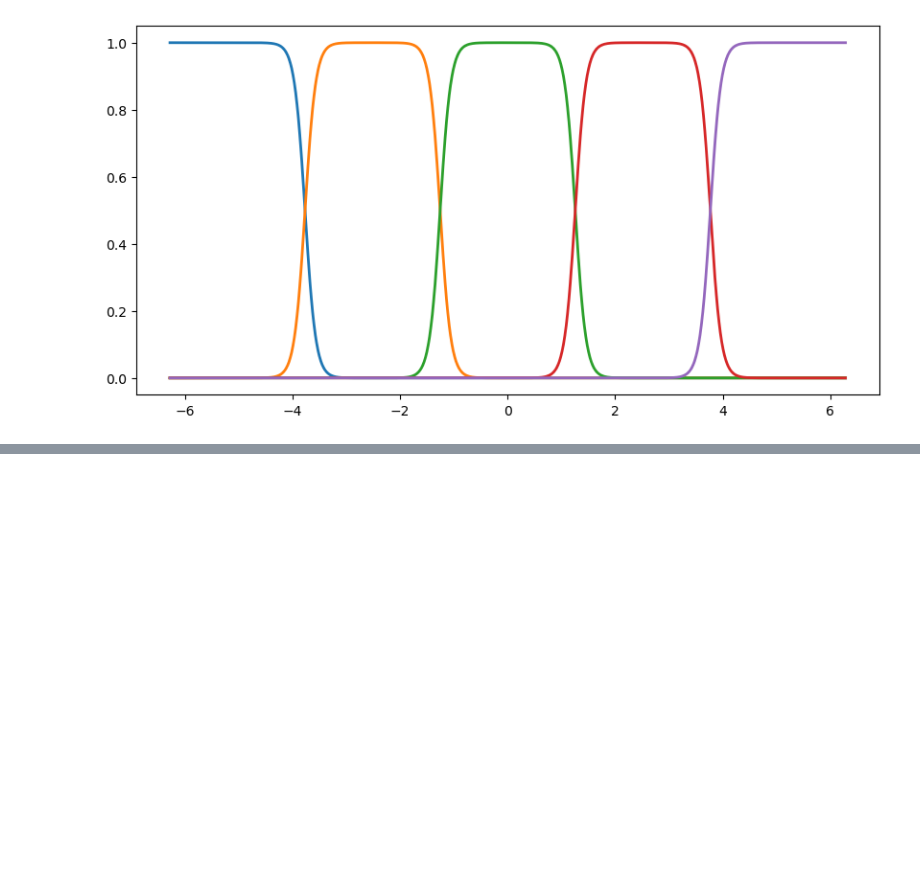
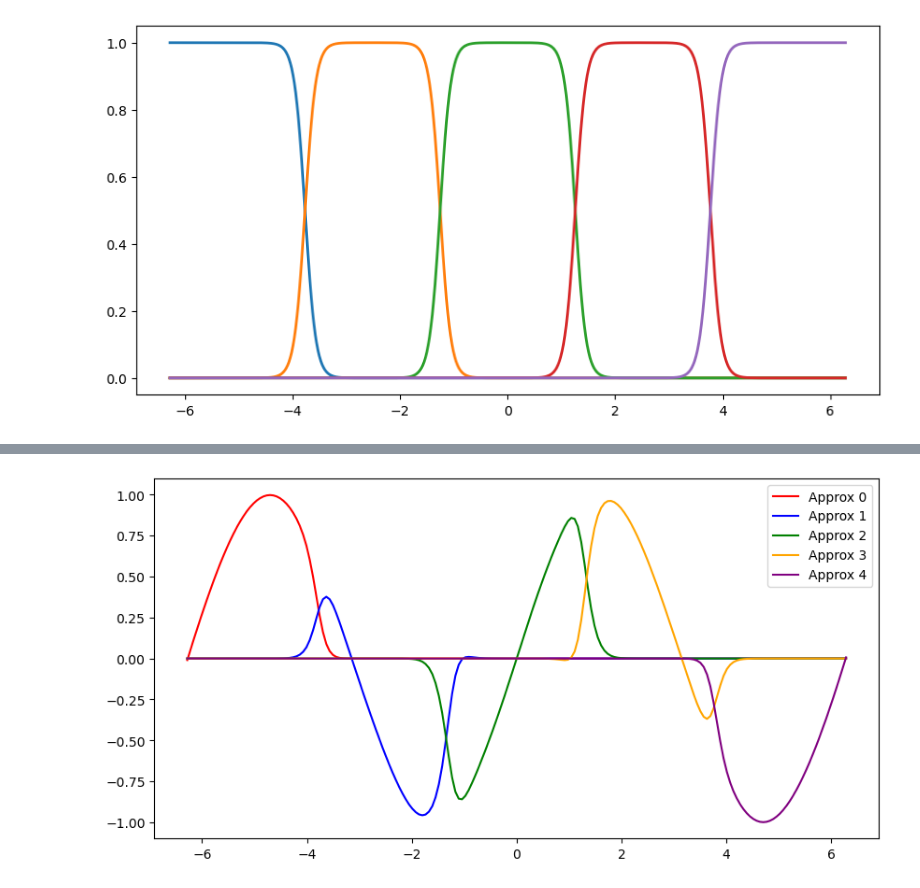
Before and after one commit to guglielmopacifico/DeepLearning, a Jupyter notebook: Task_B/test_v2.ipynb, the cells around one changed output, grey strips where cells are left out. Saved outputs shown, nothing was run; the diff lists cells and outputs as text; code cells hidden in the pictures; blank space fills up the shorter version.

```diff
--- a/Task_B/test_v2.ipynb
+++ b/Task_B/test_v2.ipynb
@@ -259,0 +235,25 @@ for i in range(fbpinn.n_subdomains):
+# %%
+# Plot the approximation
+# fig, axes = plt.subplots(2, 3, figsize=(15, 10))
+colors = ['red', 'blue', 'green', 'orange', 'purple', 'brown', 'pink']
+
+fig = plt.figure(figsize=(10, 5))
+
+x_test = torch.linspace(domain[0], domain[1], num_points, dtype=torch.float32, device=DEVICE).reshape(-1, 1)
+
+for i in range(fbpinn.n_subdomains):
+    subdomain_i = fbpinn.subdomains[i]
+    NN_i = fbpinn.neural_networks[i]
+    NN_i.eval()
+
+    x_test_norm = fbpinn.normalize_input(x_test)
+    window_function = fbpinn.window_function(x_test, fbpinn.midpoints_overlap[i][0], fbpinn.midpoints_overlap[i][1])
+    u_i =  window_function * fbpinn.unnormalize_output( NN_i( x_test_norm ) )
+
+    u_approx_i = torch.tanh(fbpinn.w * x_test) * u_i
+
+
+    plt.plot(x_test.cpu().detach().numpy(), u_approx_i.cpu().detach().numpy(), label=f'Approx {i}', color=colors[i])
+    plt.legend()
+# %% [output]
+[figure, added]
```
Also changed, not shown: parts of 4 cells of this notebook, 1 other file.
